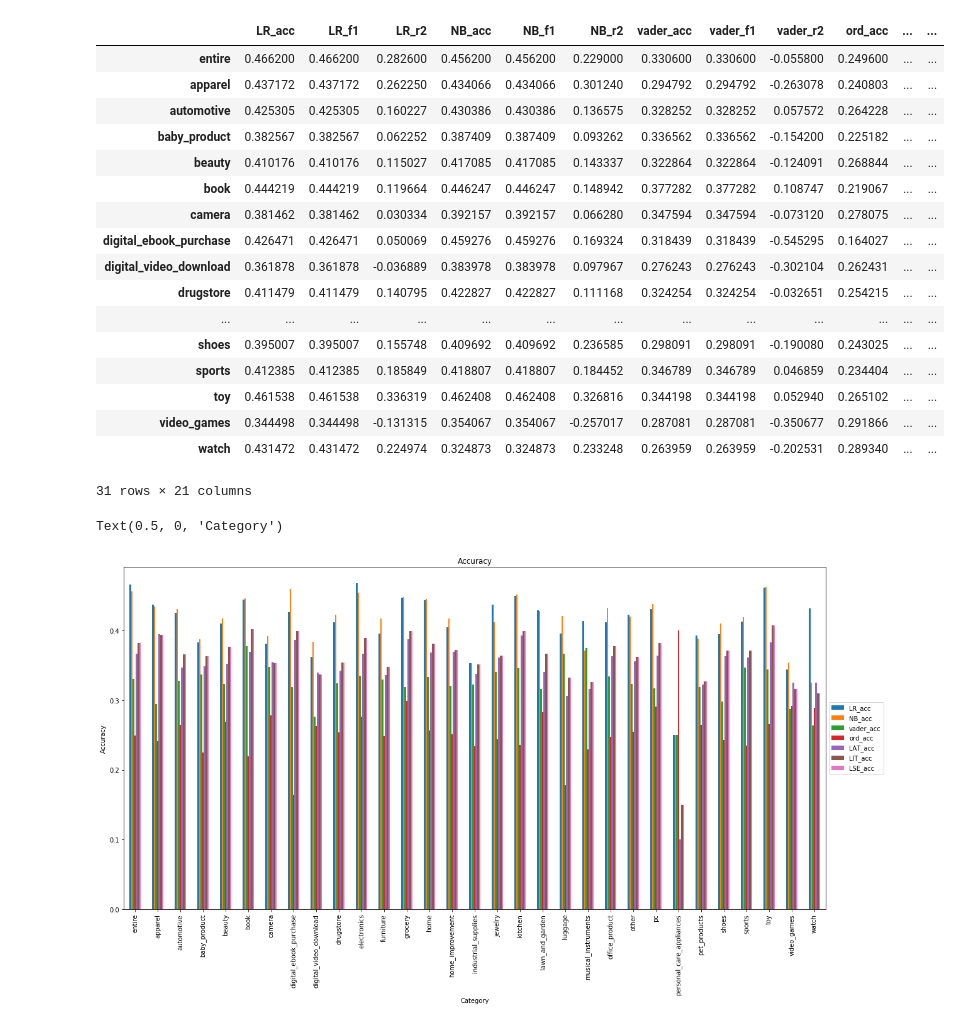
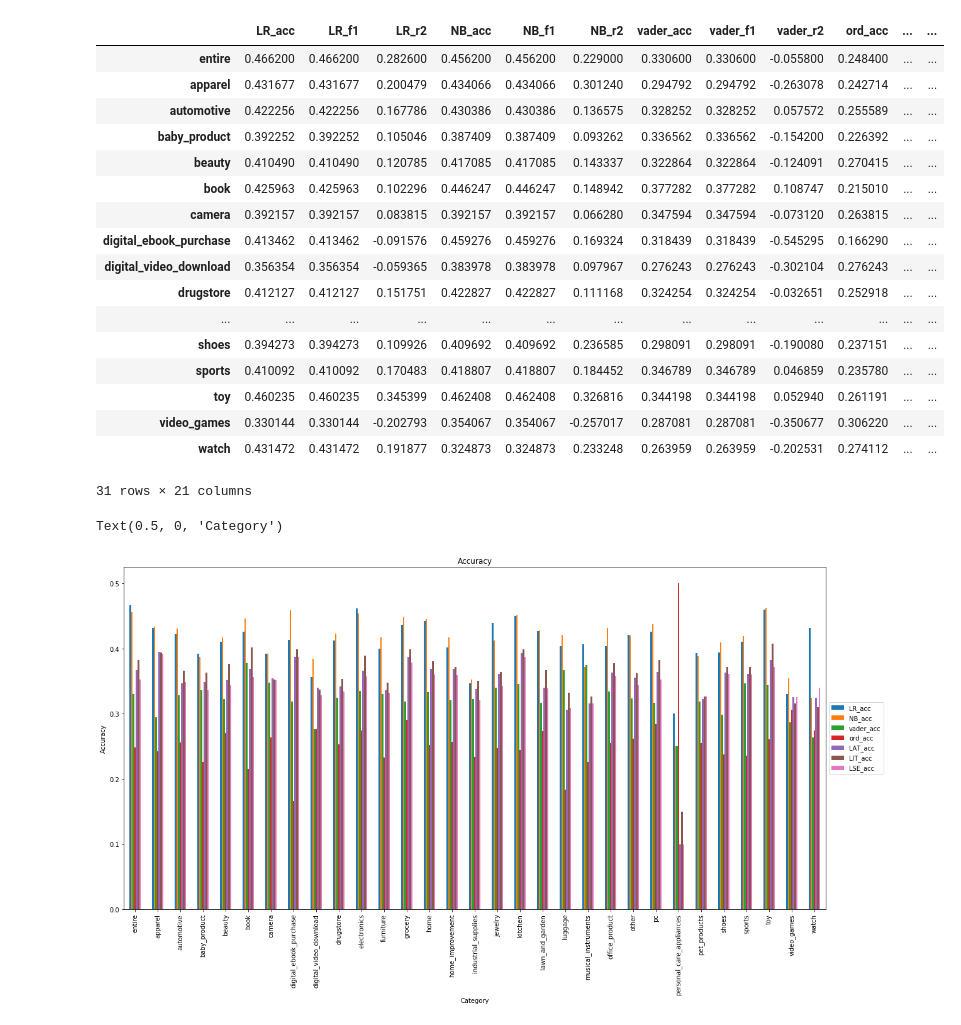
Before and after one commit to krithravi/review-prediction, a Jupyter notebook: graphing.ipynb, the cells around one changed output. Saved outputs shown, nothing was run; the diff lists cells and outputs as text; code cells hidden in the pictures.

```diff
--- a/graphing.ipynb
+++ b/graphing.ipynb
@@ -2,36 +2,36 @@
 import pandas as pd
 import matplotlib as plt
 # %%
-df = pd.read_csv("res.csv").T.iloc[1:]
-colList = ["LR_acc", "LR_f1", "LR_r2", "LR_my",
-           "NB_acc", "NB_f1", "NB_r2", "NB_my",
-           "vader_acc", "vader_f1", "vader_r2", "vader_my",
-           "ord_acc", "ord_f1", "ord_r2", "ord_my",
-           "LAT_acc", "LAT_f1", "LAT_r2", "LAT_my",
-           "LIT_acc", "LIT_f1", "LIT_r2", "LIT_my",
-           "LSE_acc", "LSE_f1", "LSE_r2", "LSE_my"
+df = pd.read_csv("nolist.csv").T.iloc[1:]
+colList = ["LR_acc", "LR_f1", "LR_r2",
+           "NB_acc", "NB_f1", "NB_r2",
+           "vader_acc", "vader_f1", "vader_r2",
+           "ord_acc", "ord_f1", "ord_r2",
+           "LAT_acc", "LAT_f1", "LAT_r2",
+           "LIT_acc", "LIT_f1", "LIT_r2",
+           "LSE_acc", "LSE_f1", "LSE_r2",
           ]
 df.columns = colList
 
 df
 # %% [output]
 |  | LR_acc | LR_f1 | LR_r2 | NB_acc | NB_f1 | NB_r2 | vader_acc | vader_f1 | vader_r2 | ord_acc | ... | ... |
-| entire | 0.466200 | 0.466200 | 0.282600 | 0.456200 | 0.456200 | 0.229000 | 0.330600 | 0.330600 | -0.055800 | 0.249600 | ... | ... |
-| apparel | 0.437172 | 0.437172 | 0.262250 | 0.434066 | 0.434066 | 0.301240 | 0.294792 | 0.294792 | -0.263078 | 0.240803 | ... | ... |
-| automotive | 0.425305 | 0.425305 | 0.160227 | 0.430386 | 0.430386 | 0.136575 | 0.328252 | 0.328252 | 0.057572 | 0.264228 | ... | ... |
-| baby_product | 0.382567 | 0.382567 | 0.062252 | 0.387409 | 0.387409 | 0.093262 | 0.336562 | 0.336562 | -0.154200 | 0.225182 | ... | ... |
-| beauty | 0.410176 | 0.410176 | 0.115027 | 0.417085 | 0.417085 | 0.143337 | 0.322864 | 0.322864 | -0.124091 | 0.268844 | ... | ... |
-| book | 0.444219 | 0.444219 | 0.119664 | 0.446247 | 0.446247 | 0.148942 | 0.377282 | 0.377282 | 0.108747 | 0.219067 | ... | ... |
-| camera | 0.381462 | 0.381462 | 0.030334 | 0.392157 | 0.392157 | 0.066280 | 0.347594 | 0.347594 | -0.073120 | 0.278075 | ... | ... |
-| digital_ebook_purchase | 0.426471 | 0.426471 | 0.050069 | 0.459276 | 0.459276 | 0.169324 | 0.318439 | 0.318439 | -0.545295 | 0.164027 | ... | ... |
-| digital_video_download | 0.361878 | 0.361878 | -0.036889 | 0.383978 | 0.383978 | 0.097967 | 0.276243 | 0.276243 | -0.302104 | 0.262431 | ... | ... |
-| drugstore | 0.411479 | 0.411479 | 0.140795 | 0.422827 | 0.422827 | 0.111168 | 0.324254 | 0.324254 | -0.032651 | 0.254215 | ... | ... |
+| entire | 0.466200 | 0.466200 | 0.282600 | 0.456200 | 0.456200 | 0.229000 | 0.330600 | 0.330600 | -0.055800 | 0.248400 | ... | ... |
+| apparel | 0.431677 | 0.431677 | 0.200479 | 0.434066 | 0.434066 | 0.301240 | 0.294792 | 0.294792 | -0.263078 | 0.242714 | ... | ... |
+| automotive | 0.422256 | 0.422256 | 0.167786 | 0.430386 | 0.430386 | 0.136575 | 0.328252 | 0.328252 | 0.057572 | 0.255589 | ... | ... |
+| baby_product | 0.392252 | 0.392252 | 0.105046 | 0.387409 | 0.387409 | 0.093262 | 0.336562 | 0.336562 | -0.154200 | 0.226392 | ... | ... |
+| beauty | 0.410490 | 0.410490 | 0.120785 | 0.417085 | 0.417085 | 0.143337 | 0.322864 | 0.322864 | -0.124091 | 0.270415 | ... | ... |
+| book | 0.425963 | 0.425963 | 0.102296 | 0.446247 | 0.446247 | 0.148942 | 0.377282 | 0.377282 | 0.108747 | 0.215010 | ... | ... |
+| camera | 0.392157 | 0.392157 | 0.083815 | 0.392157 | 0.392157 | 0.066280 | 0.347594 | 0.347594 | -0.073120 | 0.263815 | ... | ... |
+| digital_ebook_purchase | 0.413462 | 0.413462 | -0.091576 | 0.459276 | 0.459276 | 0.169324 | 0.318439 | 0.318439 | -0.545295 | 0.166290 | ... | ... |
+| digital_video_download | 0.356354 | 0.356354 | -0.059365 | 0.383978 | 0.383978 | 0.097967 | 0.276243 | 0.276243 | -0.302104 | 0.276243 | ... | ... |
+| drugstore | 0.412127 | 0.412127 | 0.151751 | 0.422827 | 0.422827 | 0.111168 | 0.324254 | 0.324254 | -0.032651 | 0.252918 | ... | ... |
 | ... | ... | ... | ... | ... | ... | ... | ... | ... | ... | ... | ... | ... |
-| shoes | 0.395007 | 0.395007 | 0.155748 | 0.409692 | 0.409692 | 0.236585 | 0.298091 | 0.298091 | -0.190080 | 0.243025 | ... | ... |
-| sports | 0.412385 | 0.412385 | 0.185849 | 0.418807 | 0.418807 | 0.184452 | 0.346789 | 0.346789 | 0.046859 | 0.234404 | ... | ... |
-| toy | 0.461538 | 0.461538 | 0.336319 | 0.462408 | 0.462408 | 0.326816 | 0.344198 | 0.344198 | 0.052940 | 0.265102 | ... | ... |
-| video_games | 0.344498 | 0.344498 | -0.131315 | 0.354067 | 0.354067 | -0.257017 | 0.287081 | 0.287081 | -0.350677 | 0.291866 | ... | ... |
-| watch | 0.431472 | 0.431472 | 0.224974 | 0.324873 | 0.324873 | 0.233248 | 0.263959 | 0.263959 | -0.202531 | 0.289340 | ... | ... |
+| shoes | 0.394273 | 0.394273 | 0.109926 | 0.409692 | 0.409692 | 0.236585 | 0.298091 | 0.298091 | -0.190080 | 0.237151 | ... | ... |
+| sports | 0.410092 | 0.410092 | 0.170483 | 0.418807 | 0.418807 | 0.184452 | 0.346789 | 0.346789 | 0.046859 | 0.235780 | ... | ... |
+| toy | 0.460235 | 0.460235 | 0.345399 | 0.462408 | 0.462408 | 0.326816 | 0.344198 | 0.344198 | 0.052940 | 0.261191 | ... | ... |
+| video_games | 0.330144 | 0.330144 | -0.202793 | 0.354067 | 0.354067 | -0.257017 | 0.287081 | 0.287081 | -0.350677 | 0.306220 | ... | ... |
+| watch | 0.431472 | 0.431472 | 0.191877 | 0.324873 | 0.324873 | 0.233248 | 0.263959 | 0.263959 | -0.202531 | 0.274112 | ... | ... |
 31 rows × 21 columns
 # %%
 # accuracy
@@ -42,6 +42,6 @@ ax.set_ylabel("Accuracy")
 ax.set_xlabel("Category")
 # %% [output]
 Text(0.5, 0, 'Category')
-[figure, old version]
+[figure, new version]
 # %%
 #df[df < 0] = 0
```
Also changed, not shown: parts of 4 cells of this notebook, 4 other files.
